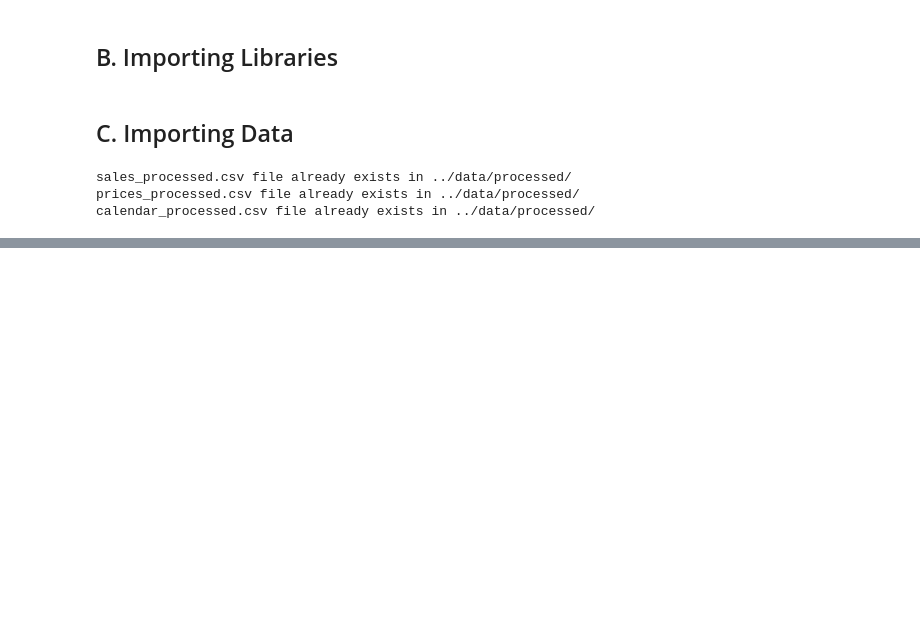
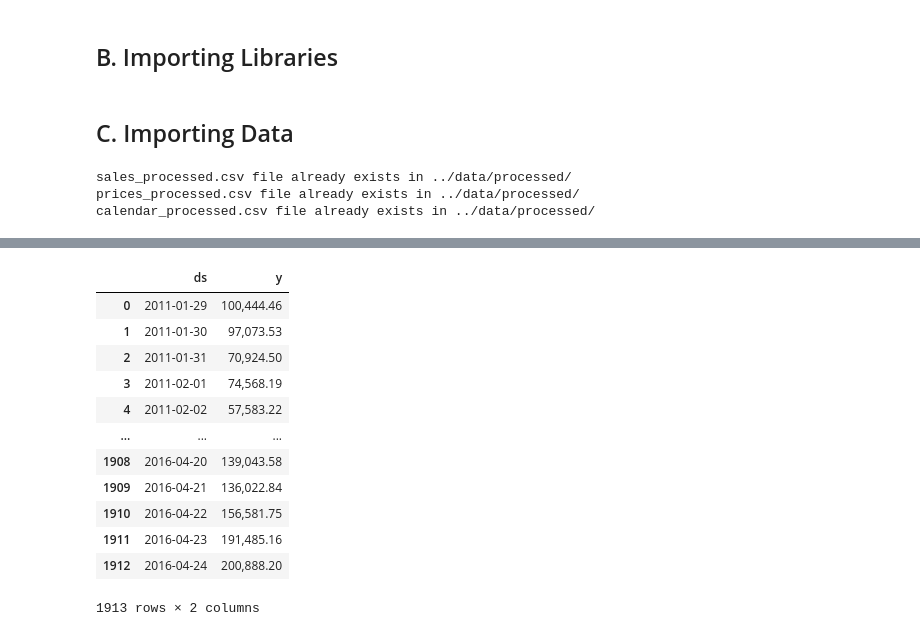
Before and after one commit to Maycas/DS-Market, a Jupyter notebook: 3 - Sales forecast/Sales forecast.ipynb, the cells around one changed output, grey strips where cells are left out. Saved outputs shown, nothing was run; the diff lists cells and outputs as text; code cells hidden in the pictures; blank space fills up the shorter version.

Commit message:
Sales Forecast predictions - first approach without comments

```diff
--- a/3 - Sales forecast/Sales forecast.ipynb
+++ b/3 - Sales forecast/Sales forecast.ipynb
@@ -82,0 +110,21 @@ master.csv file already exists in ../data/features/
+# %%
+df = sales_by_date.reset_index()
+df['date'] = pd.to_datetime(df['date'])
+
+df = df[['date', 'total_income']]
+df.columns = ['ds', 'y']
+df
+# %% [output]
+|  | ds | y |
+| 0 | 2011-01-29 | 100,444.46 |
+| 1 | 2011-01-30 | 97,073.53 |
+| 2 | 2011-01-31 | 70,924.50 |
+| 3 | 2011-02-01 | 74,568.19 |
+| 4 | 2011-02-02 | 57,583.22 |
+| ... | ... | ... |
+| 1908 | 2016-04-20 | 139,043.58 |
+| 1909 | 2016-04-21 | 136,022.84 |
+| 1910 | 2016-04-22 | 156,581.75 |
+| 1911 | 2016-04-23 | 191,485.16 |
+| 1912 | 2016-04-24 | 200,888.20 |
+1913 rows × 2 columns
```
Also changed, not shown: parts of 16 cells of this notebook, 1 other file.
